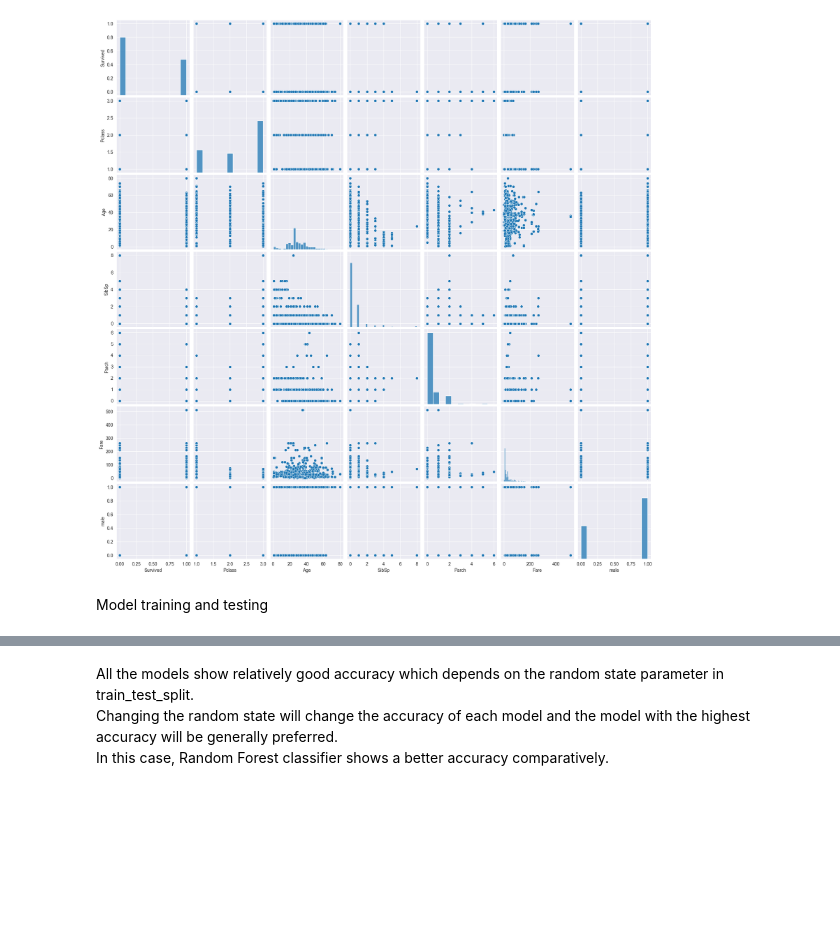
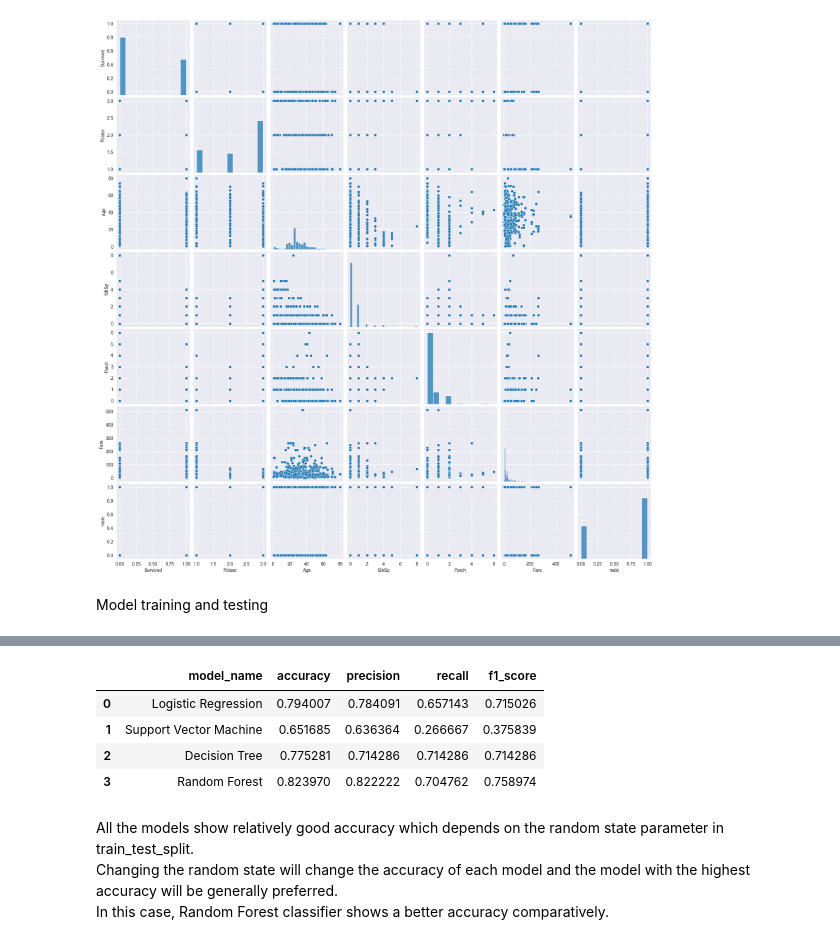
Before and after one commit to Payel115/Titanic---EDA-Machine-Learning, a Jupyter notebook: titanic_EDA.ipynb, the cells around one changed output, grey strips where cells are left out. Cells and saved outputs as stored; diff of their text form; code cells hidden in the pictures; blank space fills up the shorter version.

```diff
--- a/titanic_EDA.ipynb
+++ b/titanic_EDA.ipynb
@@ -396,4 +414,13 @@ weighted avg       0.82      0.82      0.82       267
 ---------------------------------------------------------------------------------------
+# %%
+# Checking the dataframe
+model_scores
+# %% [output]
+|  | model_name | accuracy | precision | recall | f1_score |
+| 0 | Logistic Regression | 0.794007 | 0.784091 | 0.657143 | 0.715026 |
+| 1 | Support Vector Machine | 0.651685 | 0.636364 | 0.266667 | 0.375839 |
+| 2 | Decision Tree | 0.775281 | 0.714286 | 0.714286 | 0.714286 |
+| 3 | Random Forest | 0.823970 | 0.822222 | 0.704762 | 0.758974 |
 # %% [markdown]
 All the models show relatively good accuracy which depends on the random state parameter in train_test_split. <br>
 Changing the random state will change the accuracy of each model and the model with the highest accuracy will be generally preferred.<br>
```
Also changed, not shown: parts of 4 cells of this notebook.
